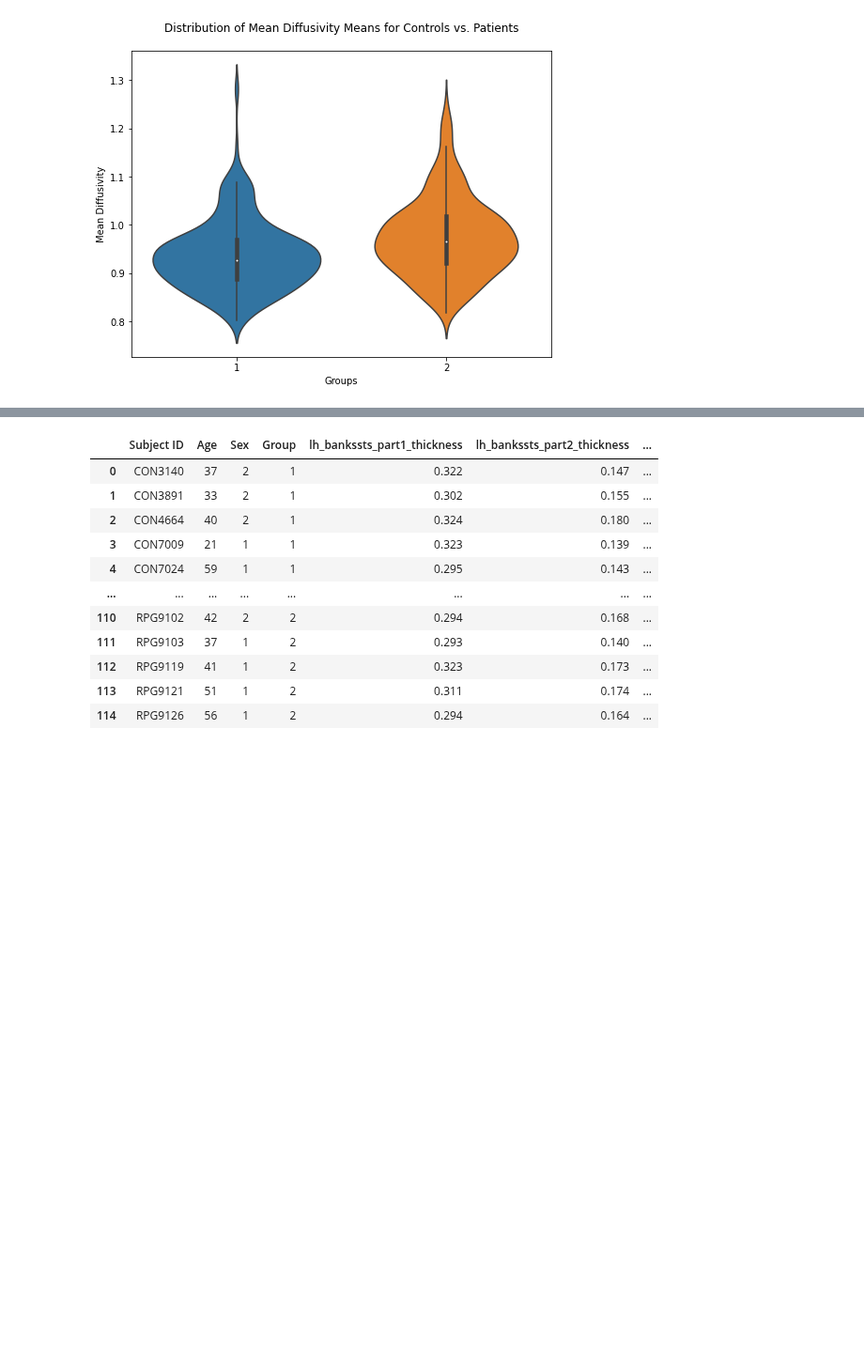
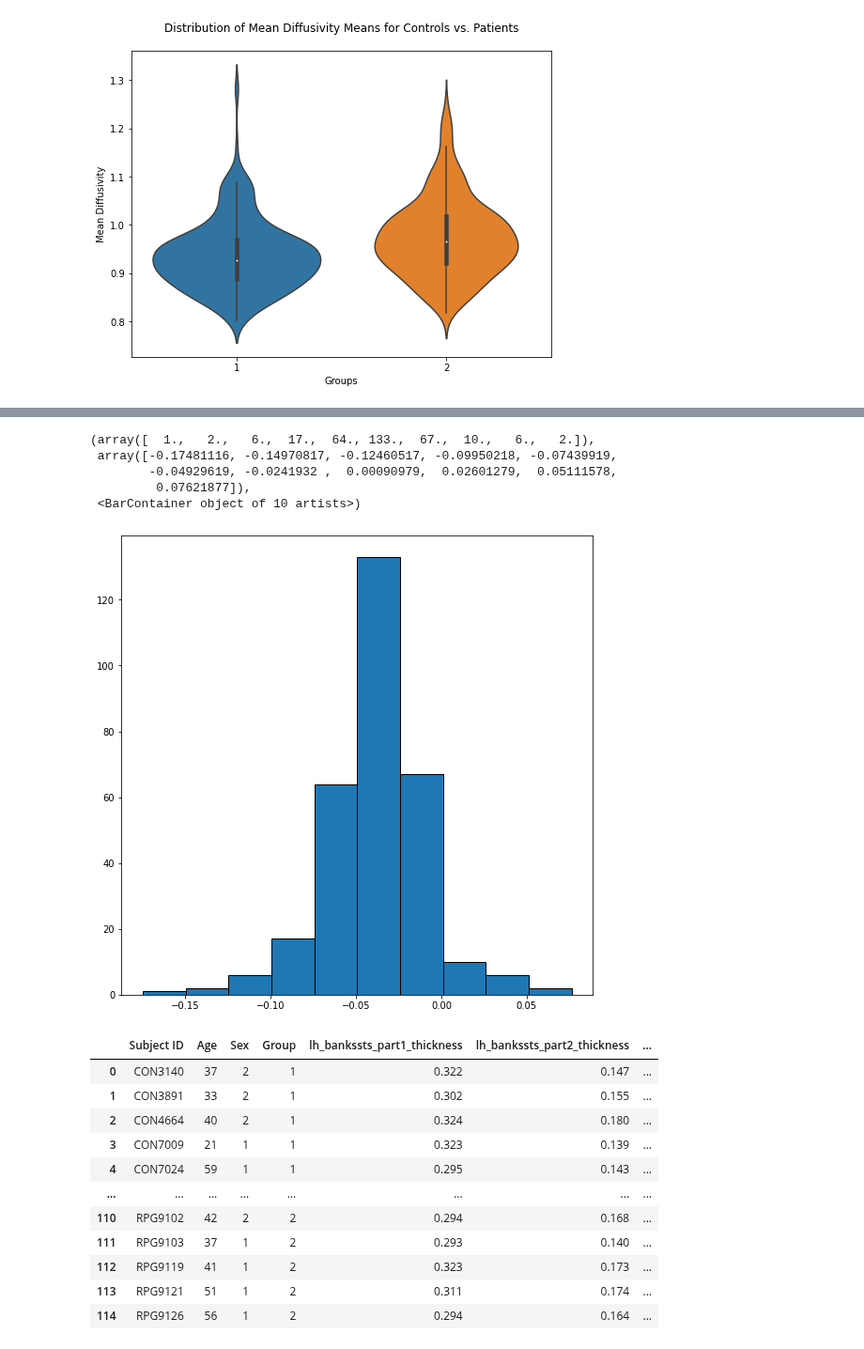
Before and after one commit to mello-y/MSc5_research_project, a Jupyter notebook: code/Data_exploration.ipynb, the cells around one changed output, grey strips where cells are left out. Shown at 94% size. Drawn from its saved outputs; the diff is of its cells as text; code cells hidden in the pictures; blank space fills up the shorter version.

```diff
--- a/code/Data_exploration.ipynb
+++ b/code/Data_exploration.ipynb
@@ -456,0 +496,4 @@ Text(0.5, 1.0, 'Distribution of Mean Diffusivity Means for Controls vs. Patients
+# %%
+#compute difference
+
+MD_df_trans['diff'] = MD_df_trans.iloc[:,0] - MD_df_trans.iloc[:,1]
@@ -457,3 +516,18 @@ Text(0.5, 1.0, 'Distribution of Mean Diffusivity Means for Controls vs. Patients
+# %%
+#plot the difference
+
+# Initialize layout
+fig, ax = plt.subplots(figsize = (9, 9))
+
+# Make histogram
+ax.hist(MD_df_trans["diff"], edgecolor = 'black')
+# %% [output]
+(array([  1.,   2.,   6.,  17.,  64., 133.,  67.,  10.,   6.,   2.]),
+ array([-0.17481116, -0.14970817, -0.12460517, -0.09950218, -0.07439919,
+        -0.04929619, -0.0241932 ,  0.00090979,  0.02601279,  0.05111578,
+         0.07621877]),
+ <BarContainer object of 10 artists>)
+[figure, added]
 # %%
 FA_Dublin
 # %% [output]
```
Also changed, not shown: parts of 10 cells of this notebook.
